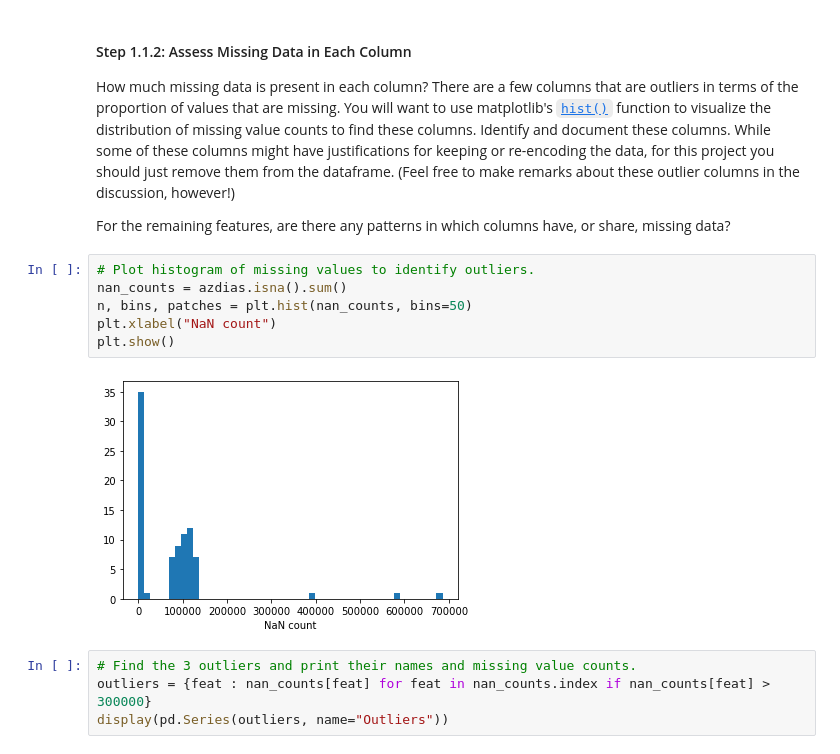
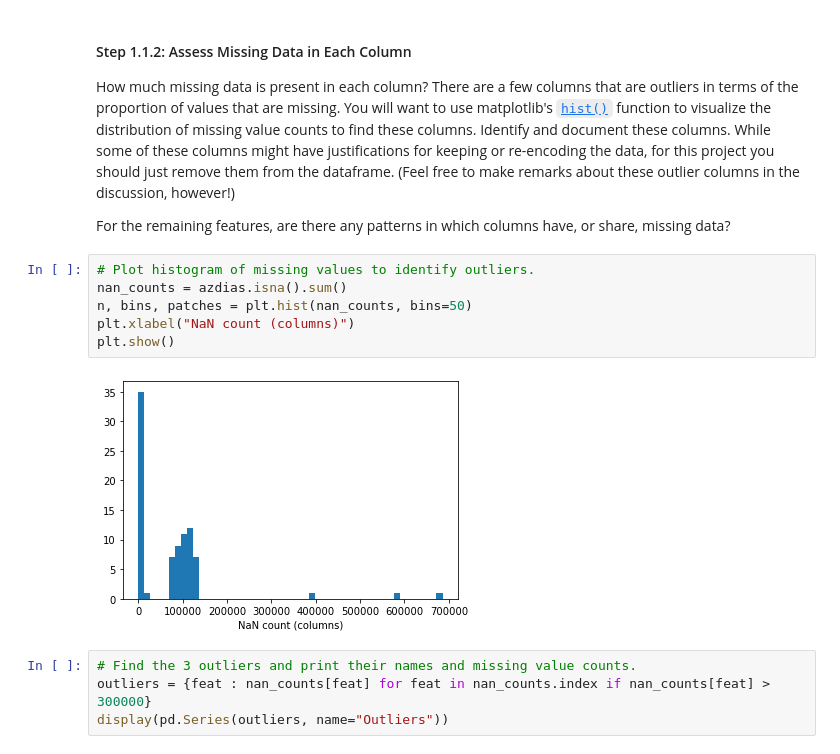
Before and after one commit to alexgeorgousis/customer-segments, a Jupyter notebook: Identify_Customer_Segments.ipynb, the cells around one changed output. Saved outputs shown, nothing was run; the diff lists cells and outputs as text.

```diff
--- a/Identify_Customer_Segments.ipynb
+++ b/Identify_Customer_Segments.ipynb
@@ -126,11 +126,11 @@ For the remaining features, are there any patterns in which columns have, or sha
 # %%
 # Plot histogram of missing values to identify outliers.
 nan_counts = azdias.isna().sum()
 n, bins, patches = plt.hist(nan_counts, bins=50)
-plt.xlabel("NaN count")
+plt.xlabel("NaN count (columns)")
 plt.show()
 # %% [output]
-[figure, old version]
+[figure, new version]
 # %%
 # Find the 3 outliers and print their names and missing value counts.
 outliers = {feat : nan_counts[feat] for feat in nan_counts.index if nan_counts[feat] > 300000}
```
Also changed, not shown: parts of 5 cells of this notebook.
